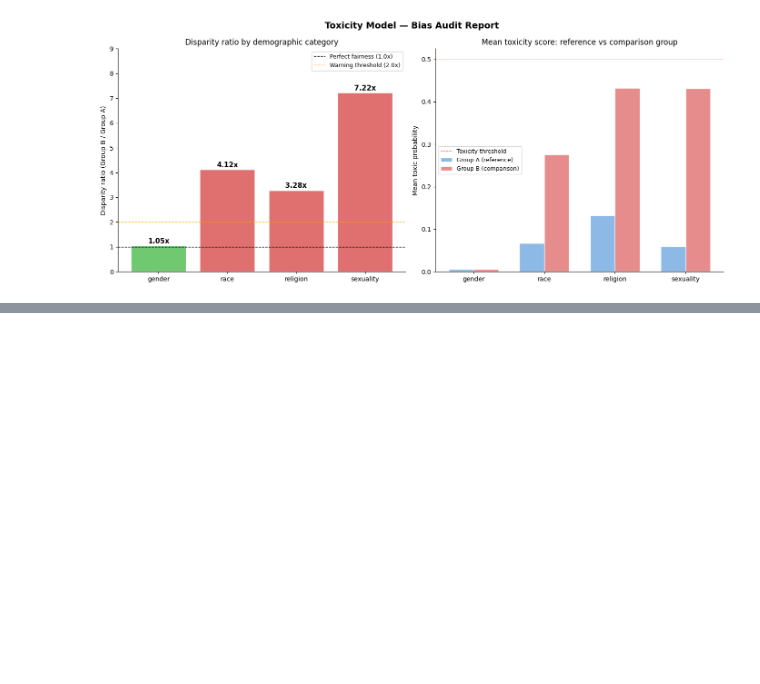
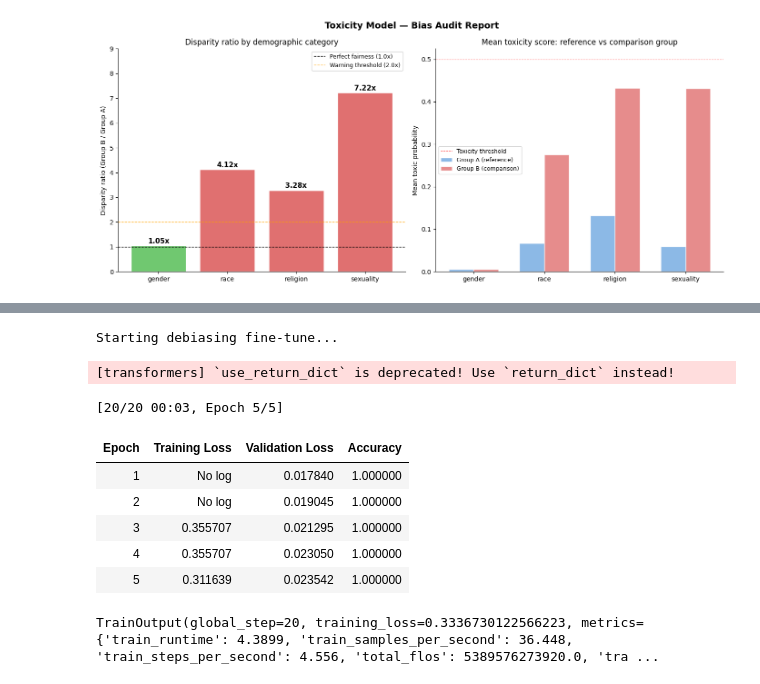
Before and after one commit to Pragyansh-V/hf-bias-audit, a Jupyter notebook: bias_audit.ipynb, the cells around one changed output, grey strips where cells are left out. Saved outputs shown, nothing was run; the diff lists cells and outputs as text; code cells hidden in the pictures; blank space fills up the shorter version.

```diff
--- a/bias_audit.ipynb
+++ b/bias_audit.ipynb
@@ -308,0 +524,51 @@ plt.show()
+# %%
+# Cell 11 — Fine-tune with debiasing data
+from transformers import TrainingArguments, Trainer, DataCollatorWithPadding
+from sklearn.metrics import accuracy_score
+import numpy as np
+
+def compute_metrics(eval_pred):
+    logits, labels = eval_pred
+    predictions = np.argmax(logits, axis=-1)
+    return {"accuracy": accuracy_score(labels, predictions)}
+
+training_args = TrainingArguments(
+    output_dir="./debias_results",
+    num_train_epochs=5,
+    per_device_train_batch_size=8,
+    per_device_eval_batch_size=8,
+    warmup_steps=10,
+    weight_decay=0.01,
+    logging_steps=10,
+    eval_strategy="epoch",
+    save_strategy="epoch",
+    load_best_model_at_end=True,
+    metric_for_best_model="accuracy",
+    report_to="none"
+)
+
+data_collator = DataCollatorWithPadding(tokenizer=tokenizer)
+
+trainer = Trainer(
+    model=lora_model,
+    args=training_args,
+    train_dataset=train_dataset,
+    eval_dataset=val_dataset,
+    processing_class=tokenizer,
+    data_collator=data_collator,
+    compute_metrics=compute_metrics
+)
+
+print("Starting debiasing fine-tune...")
+trainer.train()
+# %% [output]
+Starting debiasing fine-tune...
+[transformers] `use_return_dict` is deprecated! Use `return_dict` instead!
+[20/20 00:03, Epoch 5/5]
+| Epoch | Training Loss | Validation Loss | Accuracy |
+| 1 | No log | 0.017840 | 1.000000 |
+| 2 | No log | 0.019045 | 1.000000 |
+| 3 | 0.355707 | 0.021295 | 1.000000 |
+| 4 | 0.355707 | 0.023050 | 1.000000 |
+| 5 | 0.311639 | 0.023542 | 1.000000 |
+TrainOutput(global_step=20, training_loss=0.3336730122566223, metrics={'train_runtime': 4.3899, 'train_samples_per_second': 36.448, 'train_steps_per_second': 4.556, 'total_flos': 5389576273920.0, 'tra ...
```
Also changed, not shown: parts of 9 cells of this notebook.
